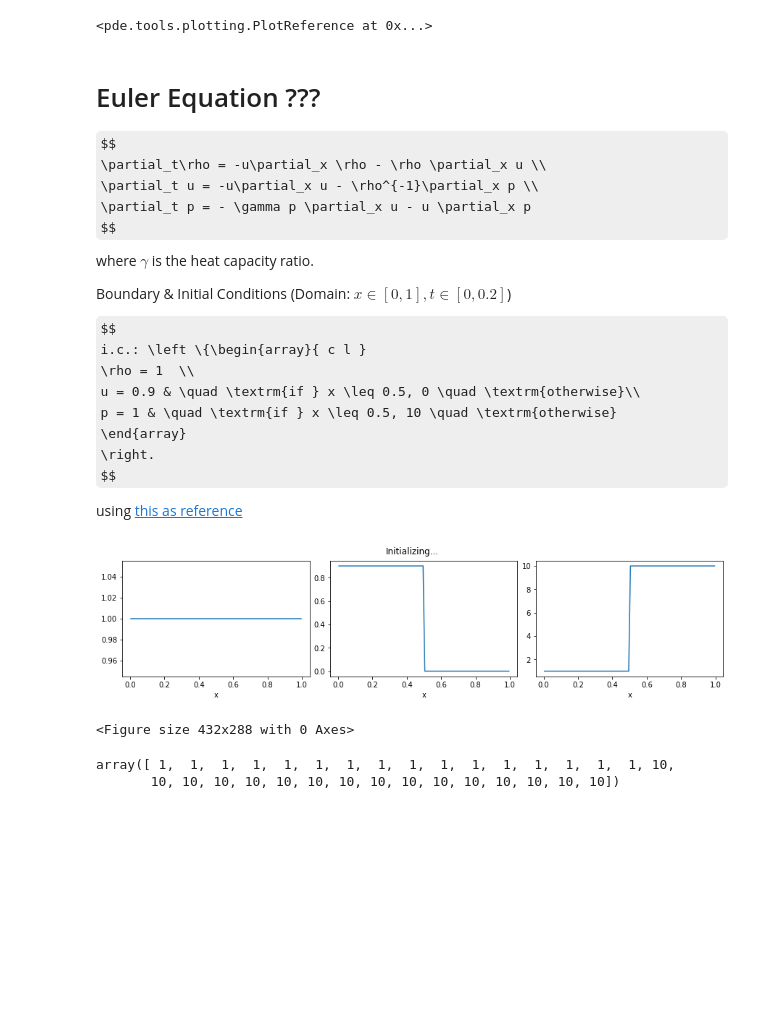
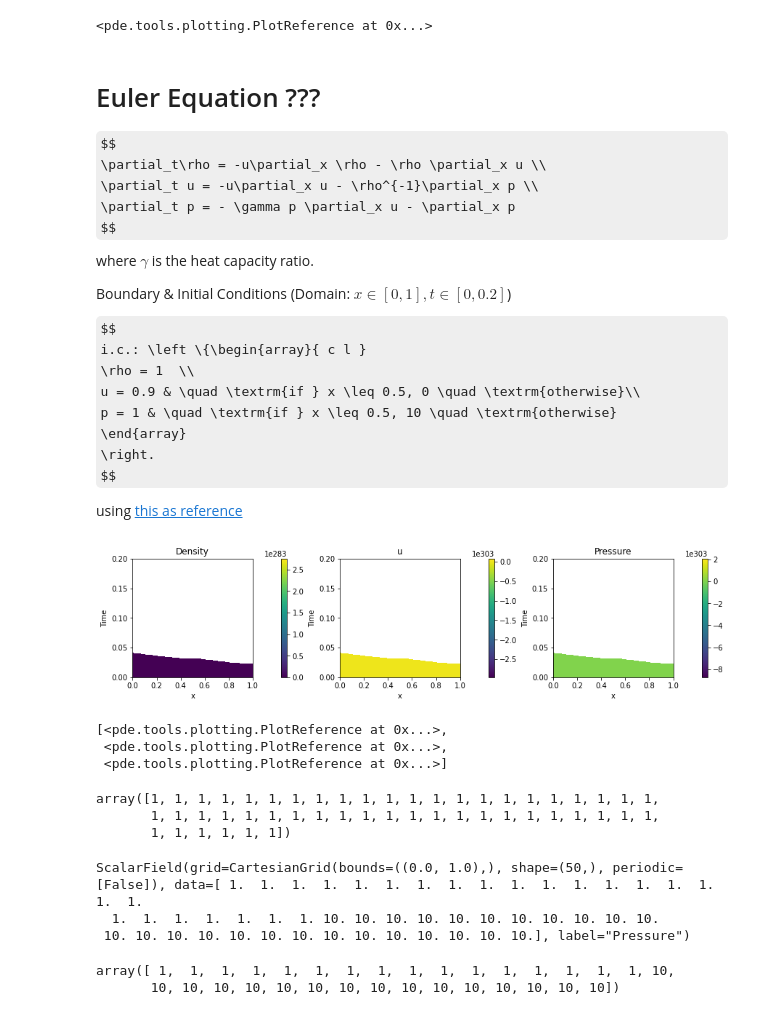
Before and after one commit to carlos-hernani/astropinns, a Jupyter notebook: first-try.ipynb, the cells around one changed output. Saved outputs shown, nothing was run; the diff lists cells and outputs as text; code cells hidden in the pictures; some formulas as TeX source; blank space fills up the shorter version.

```diff
--- a/first-try.ipynb
+++ b/first-try.ipynb
@@ -81,7 +81,7 @@ pde.plot_kymograph(storage)
 $$
 \partial_t\rho = -u\partial_x \rho - \rho \partial_x u \\
 \partial_t u = -u\partial_x u - \rho^{-1}\partial_x p \\
-\partial_t p = - \gamma p \partial_x u - u \partial_x p
+\partial_t p = - \gamma p \partial_x u - \partial_x p
 $$
 where $\gamma$ is the heat capacity ratio.
 
@@ -109,40 +109,65 @@ class EulerPDE(PDEBase):
         self.hcr = hcr
         self.bc = bc #needed for gradient
 
     def get_state(self, rho, u, p):
         """generate a suitable initial state"""
+        rho.label = "Density"
+        u.label = "u"
+        p.label = "Pressure"
         return FieldCollection([rho, u, p])
 
     def evolution_rate(self, state, t: float = 0):
         rho, u, p = state
         hcr = self.hcr
         get_x = lambda arr: arr[0]
         drho_dt = -u*get_x(rho.gradient(self.bc)) -rho*get_x(u.gradient(self.bc))
         du_dt = -u*get_x(u.gradient(self.bc)) -(1/rho)*get_x(p.gradient(self.bc))
-        dp_dt = -hcr*p*get_x(u.gradient(self.bc)) -u*get_x(p.gradient(self.bc))
+        dp_dt = -hcr*p*get_x(u.gradient(self.bc)) - get_x(p.gradient(self.bc))
         return FieldCollection([drho_dt, du_dt, dp_dt])
 
 
 eq = EulerPDE(hcr=1.4)
 
 # Initial State
-nx = 100
+nx = 50
 tstep = 0.2/400
 x = np.linspace(0,1,nx)
+ic_rho = lambda x: 1*(x==x)
 ic_u = lambda x: 0.9*(x<=0.5)
 ic_p = lambda x: 1*(x<=0.5) + 10*(x>0.5)
 grid = CartesianGrid([[0,1]],[nx])
-rho = ScalarField(grid, 1)
+rho = ScalarField(grid, ic_rho(x))
 u = ScalarField(grid, ic_u(x))
 p = ScalarField(grid, ic_p(x))
 state = eq.get_state(rho, u, p)
 
 # simulate
-tracker = PlotTracker(interval=1)
-sol = eq.solve(state, t_range=0.2, dt=0.002, tracker=["progress", tracker])
+#tracker = PlotTracker(interval=1)
+storage = pde.MemoryStorage()
+#sol = eq.solve(state, t_range=0.2, dt=0.002, tracker=["progress", tracker])
+
+
+eq.solve(state, t_range=0.2, dt=tstep, tracker=storage.tracker(tstep))
+
+# plot
+pde.plot_kymographs(storage)
 # %% [output]
-[figure, old version]
+[figure, new version]
-<Figure size 432x288 with 0 Axes>
+[<pde.tools.plotting.PlotReference at 0x...>,
+ <pde.tools.plotting.PlotReference at 0x...>,
+ <pde.tools.plotting.PlotReference at 0x...>]
+# %%
+ic_rho(x)
+# %% [output]
+array([1, 1, 1, 1, 1, 1, 1, 1, 1, 1, 1, 1, 1, 1, 1, 1, 1, 1, 1, 1, 1, 1,
+       1, 1, 1, 1, 1, 1, 1, 1, 1, 1, 1, 1, 1, 1, 1, 1, 1, 1, 1, 1, 1, 1,
+       1, 1, 1, 1, 1, 1])
+# %%
+p
+# %% [output]
+ScalarField(grid=CartesianGrid(bounds=((0.0, 1.0),), shape=(50,), periodic=[False]), data=[ 1.  1.  1.  1.  1.  1.  1.  1.  1.  1.  1.  1.  1.  1.  1.  1.  1.  1.
+  1.  1.  1.  1.  1.  1.  1. 10. 10. 10. 10. 10. 10. 10. 10. 10. 10. 10.
+ 10. 10. 10. 10. 10. 10. 10. 10. 10. 10. 10. 10. 10. 10.], label="Pressure")
 # %%
 import numpy as np
 nx = 32
```
Also changed, not shown: parts of 1 cell of this notebook.
